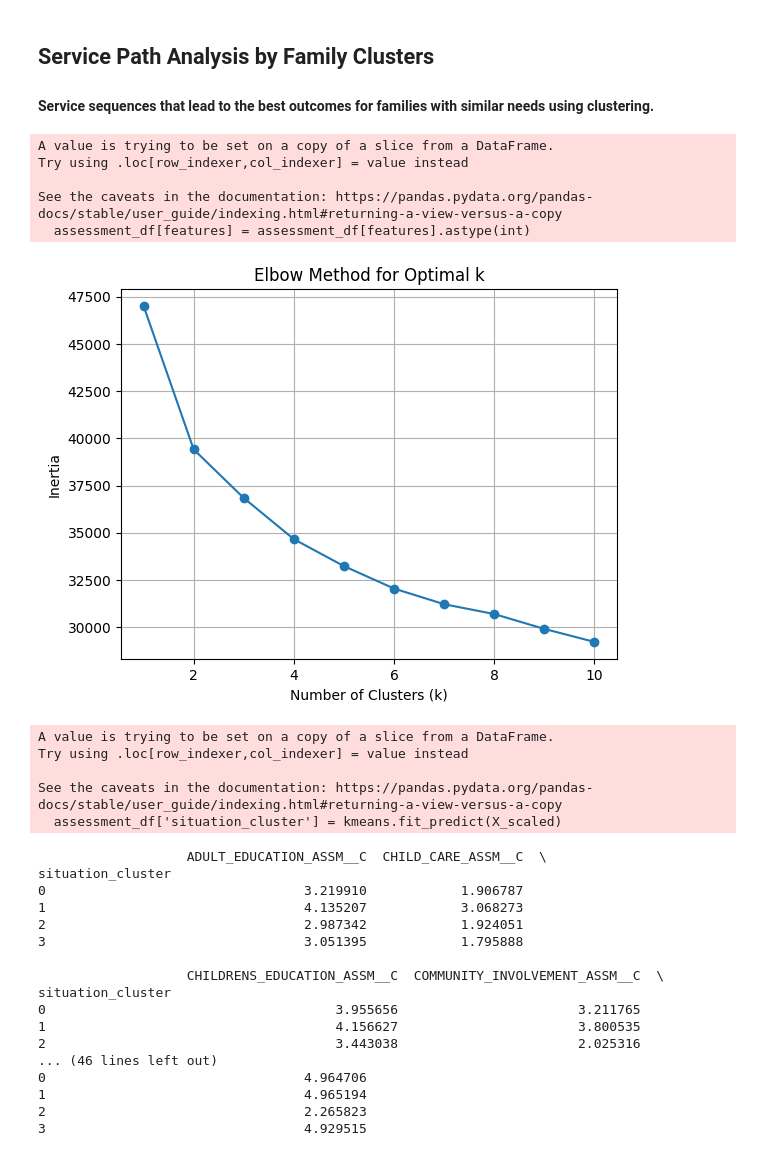
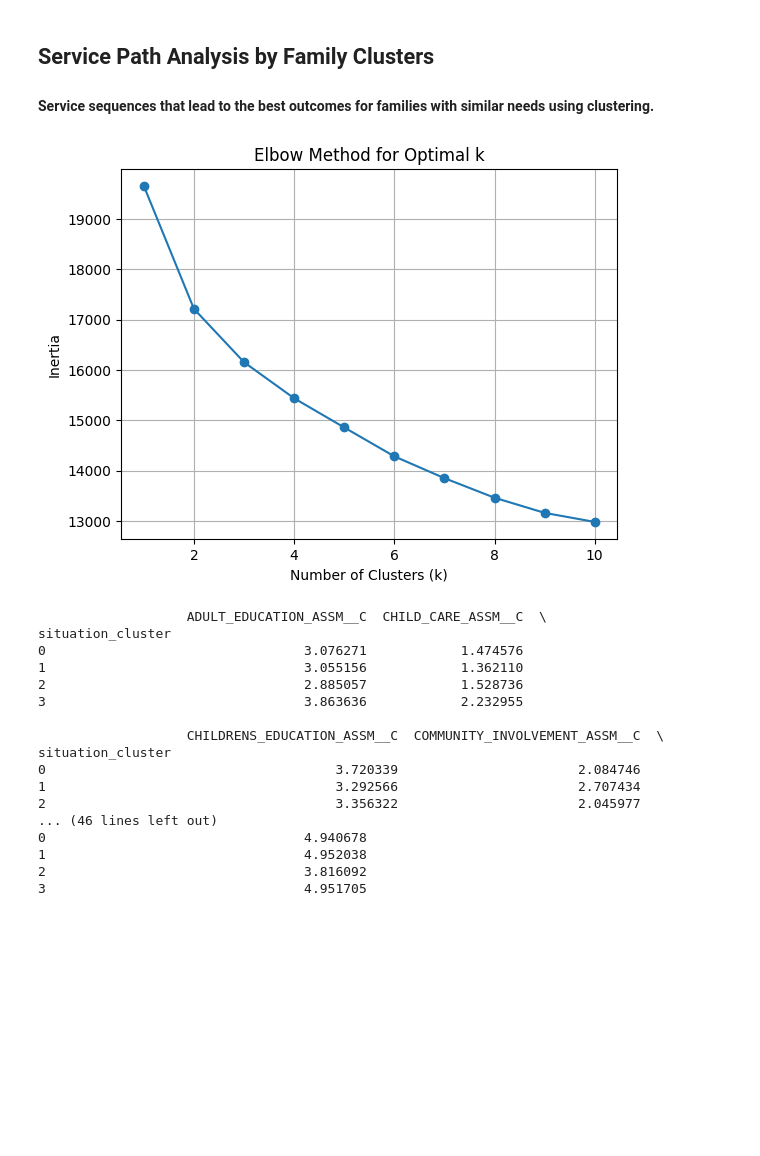
Before and after one commit to WallGuan/Capstone_TB, a Jupyter notebook: service-optimization/simplified_service_path_final.ipynb, the cells around one changed output. Drawn from its saved outputs; the diff is of its cells as text; code cells hidden in the pictures; blank space fills up the shorter version.

```diff
--- a/service-optimization/simplified_service_path_final.ipynb
+++ b/service-optimization/simplified_service_path_final.ipynb
@@ -32,6 +35,9 @@ features = [
     'MENTAL_HEALTH_ASSM__C', 'MOBILITY_ASSM__C', 'PARENTING_SKILLS_ASSM__C',
     'SAFETY_ASSM__C', 'SUBSTANCE_ABUSE_ASSM__C'
 ]
+
+# Keep only rows where the assessment was taken at the time of enrollment
+assessment_df = assessment_df[assessment_df['ASSESSMENT_TIME_POINT__C'] == 'Initial']
 
 # Extract numeric values from the assessment features and convert them to integers
 for col in features:
@@ -40,44 +46,34 @@ for col in features:
 
 
 # Drop rows with missing values in any of the assessment features
 assessment_df = assessment_df.dropna(subset=features)
 
 # Convert the assessment features to standard integer type for processing
 assessment_df[features] = assessment_df[features].astype(int)
 
 # Standardize the assessment features using z-score scaling
 scaler = StandardScaler()
 X_scaled = scaler.fit_transform(assessment_df[features])
 
 # Use the elbow method to determine the optimal number of clusters for KMeans
 inertia = []
 for k in range(1, 11):
     km = KMeans(n_clusters=k, random_state=42).fit(X_scaled)
     inertia.append(km.inertia_)  # Append the inertia (sum of squared distances) for each k
 
 # Plot the inertia values to visualize the elbow point
 plt.plot(range(1, 11), inertia, marker='o')
 plt.xlabel('Number of Clusters (k)')
 plt.ylabel('Inertia')
 plt.title('Elbow Method for Optimal k')
 plt.grid(True)
 plt.show() # Optimal k is 4
 
 # Apply KMeans clustering with the optimal number of clusters (k=4)
 kmeans = KMeans(n_clusters=4, random_state=42)
 assessment_df['situation_cluster'] = kmeans.fit_predict(X_scaled)
 # %% [output]
-A value is trying to be set on a copy of a slice from a DataFrame.
-Try using .loc[row_indexer,col_indexer] = value instead
-
-See the caveats in the documentation: https://pandas.pydata.org/pandas-docs/stable/user_guide/indexing.html#returning-a-view-versus-a-copy
-  assessment_df[features] = assessment_df[features].astype(int)
-[figure, old version]
+[figure, new version]
-A value is trying to be set on a copy of a slice from a DataFrame.
-Try using .loc[row_indexer,col_indexer] = value instead
-
-See the caveats in the documentation: https://pandas.pydata.org/pandas-docs/stable/user_guide/indexing.html#returning-a-view-versus-a-copy
-  assessment_df['situation_cluster'] = kmeans.fit_predict(X_scaled)
 # %%
 # Calculate mean assessment scores per cluster
 cluster_profiles = assessment_df.groupby('situation_cluster')[features].mean()
@@ -87,21 +83,21 @@ print(cluster_profiles)
 # %% [output]
                    ADULT_EDUCATION_ASSM__C  CHILD_CARE_ASSM__C  \
 situation_cluster
-0                                 3.219910            1.906787
-1                                 4.135207            3.068273
-2                                 2.987342            1.924051
-3                                 3.051395            1.795888
+0                                 3.076271            1.474576
+1                                 3.055156            1.362110
+2                                 2.885057            1.528736
+3                                 3.863636            2.232955
 
                    CHILDRENS_EDUCATION_ASSM__C  COMMUNITY_INVOLVEMENT_ASSM__C  \
 situation_cluster
-0                                     3.955656                       3.211765
-1                                     4.156627                       3.800535
-2                                     3.443038                       2.025316
+0                                     3.720339                       2.084746
+1                                     3.292566                       2.707434
+2                                     3.356322                       2.045977
 ... (46 lines left out)
-0                                 4.964706
-1                                 4.965194
-2                                 2.265823
-3                                 4.929515
+0                                 4.940678
+1                                 4.952038
+2                                 3.816092
+3                                 4.951705
 # %%
 # Filter for family leader records
 pmdm_df = pmdm_df[
```
Also changed, not shown: parts of 7 cells of this notebook, 7 other files.
